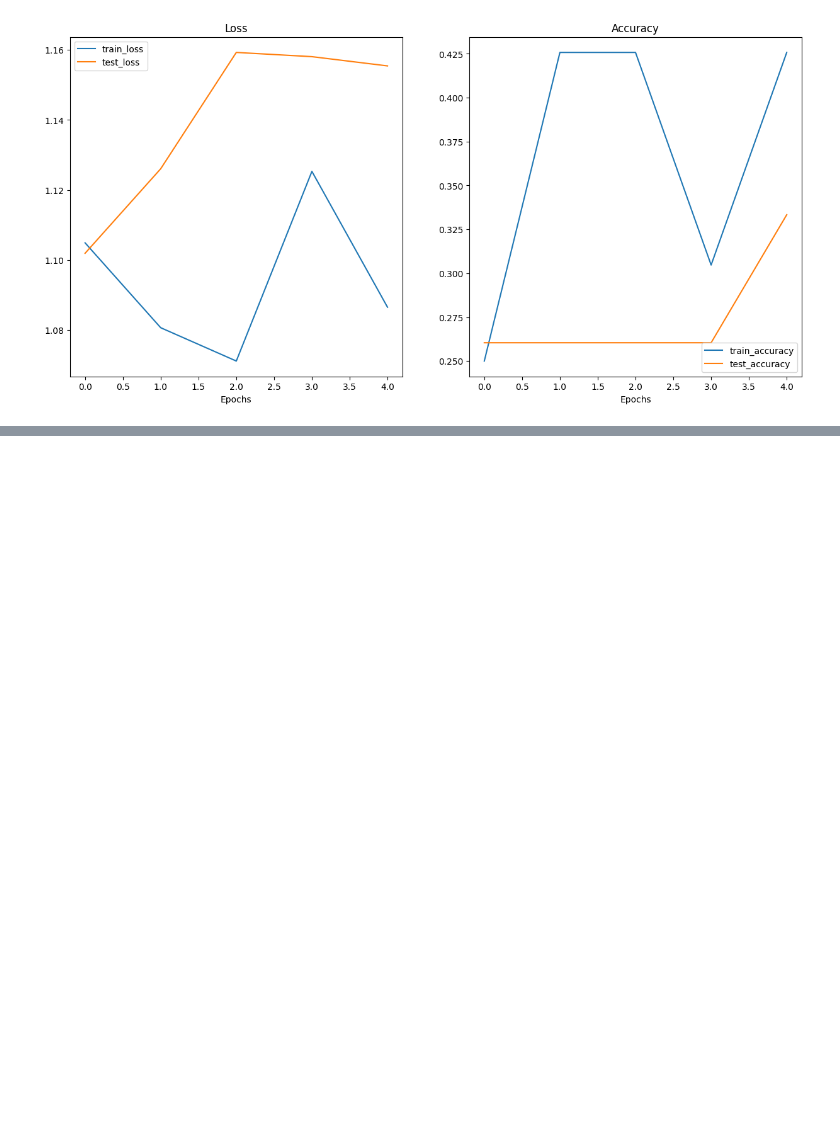
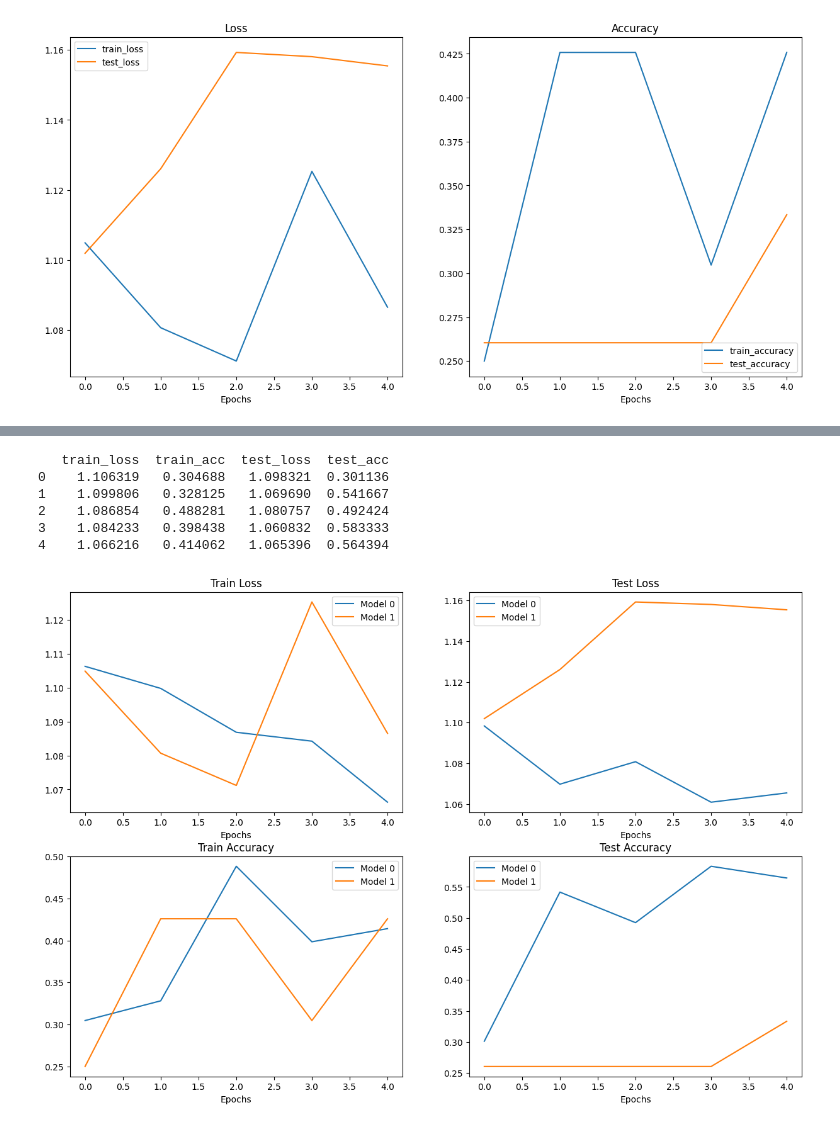
Before and after one commit to gtianyi/nnPractice, a Jupyter notebook: 04_pytorch_custom_datasets_tianyi.ipynb, the cells around one changed output, grey strips where cells are left out. Cells and saved outputs as stored; diff of their text form; code cells hidden in the pictures; blank space fills up the shorter version.

```diff
--- a/04_pytorch_custom_datasets_tianyi.ipynb
+++ b/04_pytorch_custom_datasets_tianyi.ipynb
@@ -1158,0 +1169,53 @@ plot_loss_curves(model_1_results)
+# %%
+import pandas as pd
+model_0_df = pd.DataFrame(model_0_results)
+model_1_df = pd.DataFrame(model_1_results)
+print(model_0_df)
+# %% [output]
+   train_loss  train_acc  test_loss  test_acc
+0    1.106319   0.304688   1.098321  0.301136
+1    1.099806   0.328125   1.069690  0.541667
+2    1.086854   0.488281   1.080757  0.492424
+3    1.084233   0.398438   1.060832  0.583333
+4    1.066216   0.414062   1.065396  0.564394
+# %%
+# Setup a plot
+plt.figure(figsize=(15, 10))
+
+# Get number of epochs
+epochs = range(len(model_0_df))
+
+# Plot train loss
+plt.subplot(2, 2, 1)
+plt.plot(epochs, model_0_df["train_loss"], label="Model 0")
+plt.plot(epochs, model_1_df["train_loss"], label="Model 1")
+plt.title("Train Loss")
+plt.xlabel("Epochs")
+plt.legend()
+
+# Plot test loss
+plt.subplot(2, 2, 2)
+plt.plot(epochs, model_0_df["test_loss"], label="Model 0")
+plt.plot(epochs, model_1_df["test_loss"], label="Model 1")
+plt.title("Test Loss")
+plt.xlabel("Epochs")
+plt.legend()
+
+# Plot train accuracy
+plt.subplot(2, 2, 3)
+plt.plot(epochs, model_0_df["train_acc"], label="Model 0")
+plt.plot(epochs, model_1_df["train_acc"], label="Model 1")
+plt.title("Train Accuracy")
+plt.xlabel("Epochs")
+plt.legend()
+
+# Plot test accuracy
+plt.subplot(2, 2, 4)
+plt.plot(epochs, model_0_df["test_acc"], label="Model 0")
+plt.plot(epochs, model_1_df["test_acc"], label="Model 1")
+plt.title("Test Accuracy")
+plt.xlabel("Epochs")
+plt.legend();
+#plt.show()
+# %% [output]
+[figure, added]
```
Also changed, not shown: parts of 3 cells of this notebook, 1 other file.
